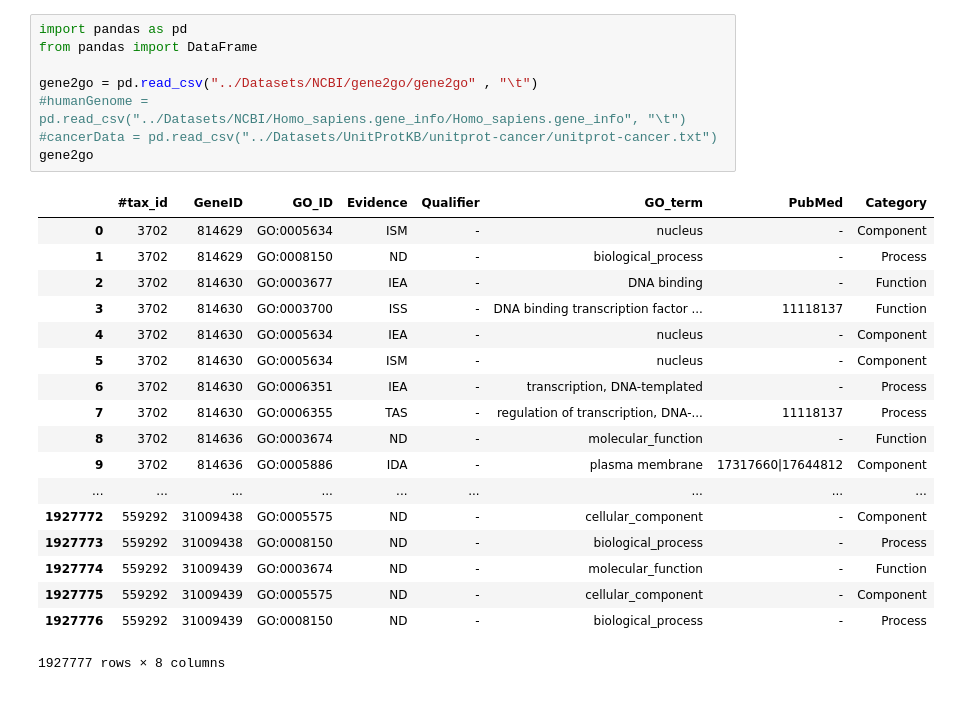
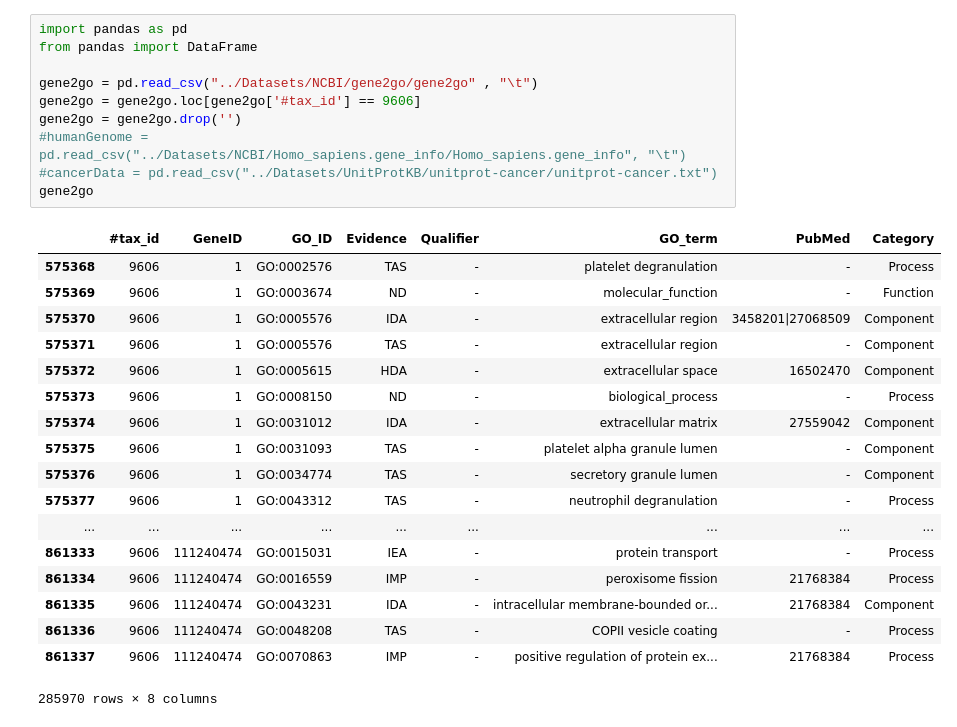
Before and after one commit to andersoncarlosfs/Bioinformatics, a Jupyter notebook: src/bioinfo.ipynb, the cells around one changed output. Saved outputs shown, nothing was run; the diff lists cells and outputs as text.

Commit message:
Add filter on human (9606) to gene2go parser
Parsing gene2go dataset will now ignore all non-human genes (with
a tax_id different from 9606).

```diff
--- a/src/bioinfo.ipynb
+++ b/src/bioinfo.ipynb
@@ -1,30 +1,32 @@
 # %%
 import pandas as pd
 from pandas import DataFrame
 
 gene2go = pd.read_csv("../Datasets/NCBI/gene2go/gene2go" , "\t")
+gene2go = gene2go.loc[gene2go['#tax_id'] == 9606]
+gene2go = gene2go.drop('')
 #humanGenome = pd.read_csv("../Datasets/NCBI/Homo_sapiens.gene_info/Homo_sapiens.gene_info", "\t")
 #cancerData = pd.read_csv("../Datasets/UnitProtKB/unitprot-cancer/unitprot-cancer.txt")
 gene2go
 # %% [output]
 |  | #tax_id | GeneID | GO_ID | Evidence | Qualifier | GO_term | PubMed | Category |
-| 0 | 3702 | 814629 | GO:0005634 | ISM | - | nucleus | - | Component |
-| 1 | 3702 | 814629 | GO:0008150 | ND | - | biological_process | - | Process |
-| 2 | 3702 | 814630 | GO:0003677 | IEA | - | DNA binding | - | Function |
-| 3 | 3702 | 814630 | GO:0003700 | ISS | - | DNA binding transcription factor ... | 11118137 | Function |
-| 4 | 3702 | 814630 | GO:0005634 | IEA | - | nucleus | - | Component |
-| 5 | 3702 | 814630 | GO:0005634 | ISM | - | nucleus | - | Component |
-| 6 | 3702 | 814630 | GO:0006351 | IEA | - | transcription, DNA-templated | - | Process |
-| 7 | 3702 | 814630 | GO:0006355 | TAS | - | regulation of transcription, DNA-... | 11118137 | Process |
-| 8 | 3702 | 814636 | GO:0003674 | ND | - | molecular_function | - | Function |
-| 9 | 3702 | 814636 | GO:0005886 | IDA | - | plasma membrane | 17317660|17644812 | Component |
+| 575368 | 9606 | 1 | GO:0002576 | TAS | - | platelet degranulation | - | Process |
+| 575369 | 9606 | 1 | GO:0003674 | ND | - | molecular_function | - | Function |
+| 575370 | 9606 | 1 | GO:0005576 | IDA | - | extracellular region | 3458201|27068509 | Component |
+| 575371 | 9606 | 1 | GO:0005576 | TAS | - | extracellular region | - | Component |
+| 575372 | 9606 | 1 | GO:0005615 | HDA | - | extracellular space | 16502470 | Component |
+| 575373 | 9606 | 1 | GO:0008150 | ND | - | biological_process | - | Process |
+| 575374 | 9606 | 1 | GO:0031012 | IDA | - | extracellular matrix | 27559042 | Component |
+| 575375 | 9606 | 1 | GO:0031093 | TAS | - | platelet alpha granule lumen | - | Component |
+| 575376 | 9606 | 1 | GO:0034774 | TAS | - | secretory granule lumen | - | Component |
+| 575377 | 9606 | 1 | GO:0043312 | TAS | - | neutrophil degranulation | - | Process |
 | ... | ... | ... | ... | ... | ... | ... | ... | ... |
-| 1927772 | 559292 | 31009438 | GO:0005575 | ND | - | cellular_component | - | Component |
-| 1927773 | 559292 | 31009438 | GO:0008150 | ND | - | biological_process | - | Process |
-| 1927774 | 559292 | 31009439 | GO:0003674 | ND | - | molecular_function | - | Function |
-| 1927775 | 559292 | 31009439 | GO:0005575 | ND | - | cellular_component | - | Component |
-| 1927776 | 559292 | 31009439 | GO:0008150 | ND | - | biological_process | - | Process |
+| 861333 | 9606 | 111240474 | GO:0015031 | IEA | - | protein transport | - | Process |
+| 861334 | 9606 | 111240474 | GO:0016559 | IMP | - | peroxisome fission | 21768384 | Process |
+| 861335 | 9606 | 111240474 | GO:0043231 | IDA | - | intracellular membrane-bounded or... | 21768384 | Component |
+| 861336 | 9606 | 111240474 | GO:0048208 | TAS | - | COPII vesicle coating | - | Process |
+| 861337 | 9606 | 111240474 | GO:0070863 | IMP | - | positive regulation of protein ex... | 21768384 | Process |
-1927777 rows × 8 columns
+285970 rows × 8 columns
 # %%
 # Generating the scripts
 
```
Also changed, not shown: parts of 2 cells of this notebook.
